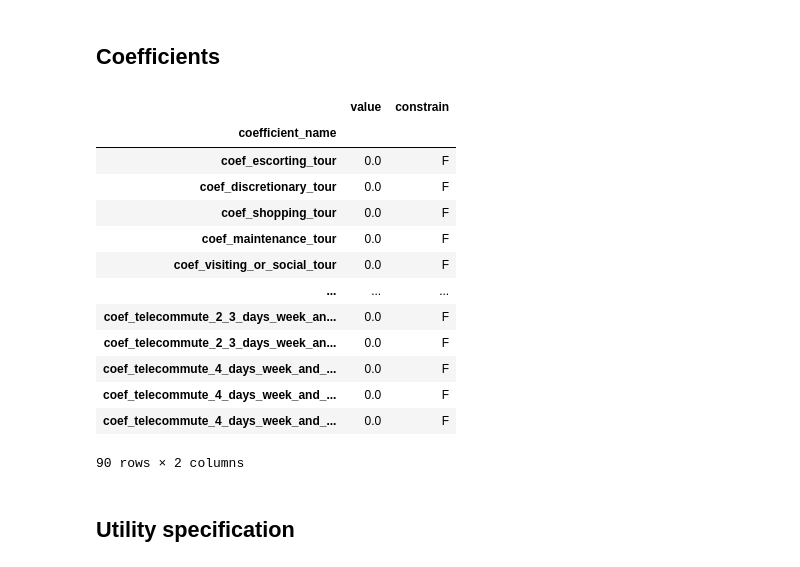
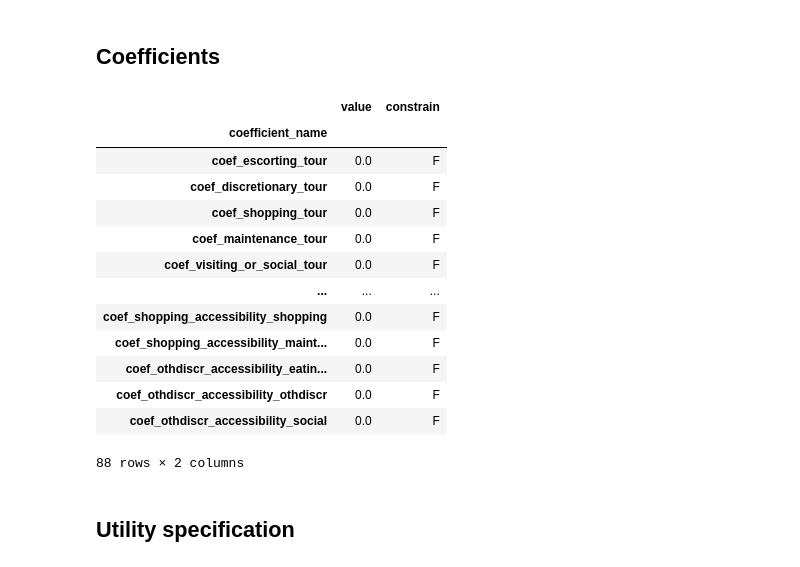
Before and after one commit to SANDAG/ABM, a Jupyter notebook: src/asim/estimation/resident/non_mand_tour_freq.ipynb, the cells around one changed output. Saved outputs shown, nothing was run; the diff lists cells and outputs as text; code cells hidden in the pictures.

```diff
--- a/src/asim/estimation/resident/non_mand_tour_freq.ipynb
+++ b/src/asim/estimation/resident/non_mand_tour_freq.ipynb
@@ -15,6 +15,8 @@ import numpy as np
 import activitysim
 import datetime
 activitysim.__version__
+
+pd.options.display.max_columns = 150
 # %% [markdown]
 We'll work in our `test` directory, where ActivitySim has saved the estimation data bundles.
 # %%
@@ -48,4 +64,6 @@ modelname = "nonmand_tour_freq"
 
 from activitysim.estimation.larch import component_model
 # model, data = component_model(modelname, return_data=True, condense_parameters=False, num_chunks=10)
-model, data = component_model(modelname, return_data=True, condense_parameters=False, segment_subset=['PTYPE_PART'], num_chunks=10)
+model, data = component_model(modelname, return_data=True, condense_parameters=False, segment_subset=['PTYPE_RETIRED'], num_chunks=10)
+
+ptype_for_display = 'PTYPE_RETIRED'
@@ -77,22 +100,22 @@ for each person type.
 # %% [markdown]
 ## Coefficients
 # %%
-data.coefficients['PTYPE_PART']
+data.coefficients[ptype_for_display]
 # %% [output]
 |  | value | constrain |
 | coefficient_name |  |  |
 | coef_escorting_tour | 0.0 | F |
 | coef_discretionary_tour | 0.0 | F |
 | coef_shopping_tour | 0.0 | F |
 | coef_maintenance_tour | 0.0 | F |
 | coef_visiting_or_social_tour | 0.0 | F |
 | ... | ... | ... |
-| coef_telecommute_2_3_days_week_an... | 0.0 | F |
-| coef_telecommute_2_3_days_week_an... | 0.0 | F |
-| coef_telecommute_4_days_week_and_... | 0.0 | F |
-| coef_telecommute_4_days_week_and_... | 0.0 | F |
-| coef_telecommute_4_days_week_and_... | 0.0 | F |
+| coef_shopping_accessibility_shopping | 0.0 | F |
+| coef_shopping_accessibility_maint... | 0.0 | F |
+| coef_othdiscr_accessibility_eatin... | 0.0 | F |
+| coef_othdiscr_accessibility_othdiscr | 0.0 | F |
+| coef_othdiscr_accessibility_social | 0.0 | F |
-90 rows × 2 columns
+88 rows × 2 columns
 # %% [markdown]
 ## Utility specification
 # %%
```
Also changed, not shown: parts of 21 cells of this notebook, 23 other files.
